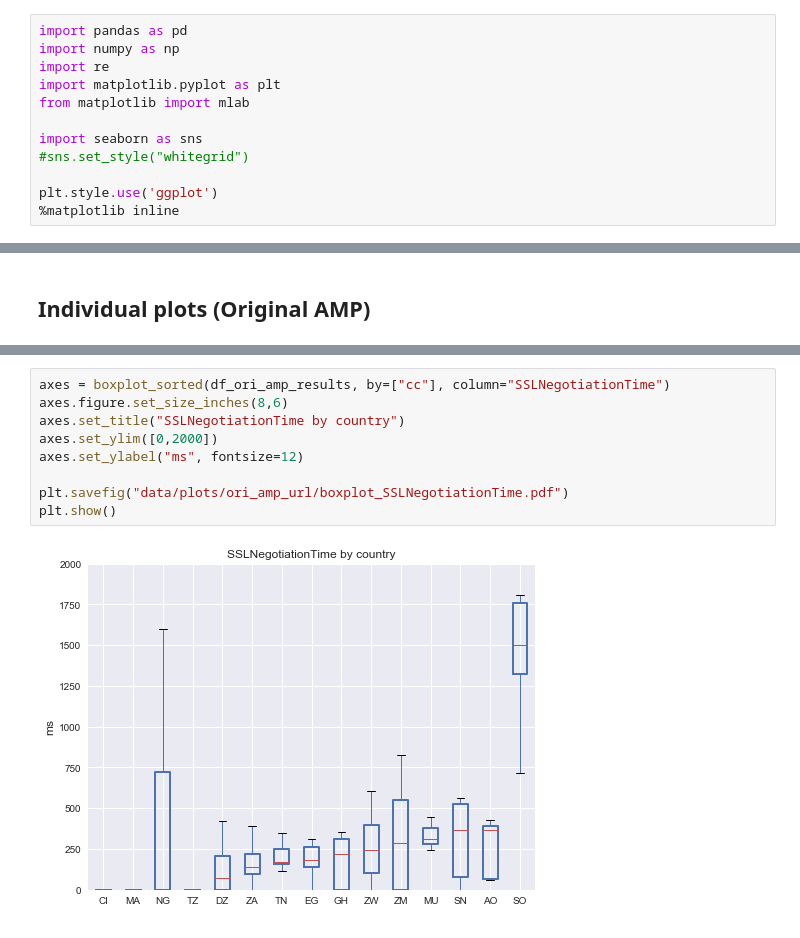
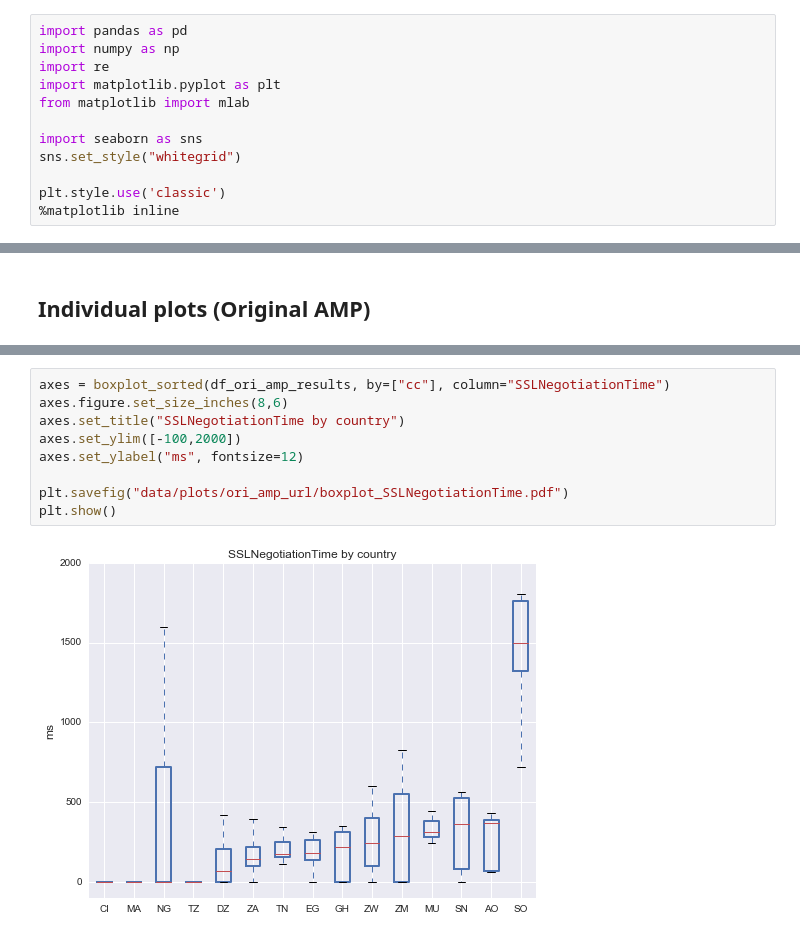
Before and after one commit to AFRINIC-Labs/content-africa-study, a Jupyter notebook: ampproject-study/Data-Analysis.ipynb, the cells around one changed output, grey strips where cells are left out. Saved outputs shown, nothing was run; the diff lists cells and outputs as text.

```diff
--- a/ampproject-study/Data-Analysis.ipynb
+++ b/ampproject-study/Data-Analysis.ipynb
@@ -6,9 +6,9 @@ import matplotlib.pyplot as plt
 from matplotlib import mlab
 
 import seaborn as sns
-#sns.set_style("whitegrid")
+sns.set_style("whitegrid")
 
-plt.style.use('ggplot')
+plt.style.use('classic')
 %matplotlib inline
 # %%
 df_domains = pd.read_csv('data/domain.csv',sep=',', encoding='latin1', keep_default_na=False)
@@ -473,14 +475,14 @@ plt.show()
 # %%
 axes = boxplot_sorted(df_ori_amp_results, by=["cc"], column="SSLNegotiationTime")
 axes.figure.set_size_inches(8,6)
 axes.set_title("SSLNegotiationTime by country")
-axes.set_ylim([0,2000])
+axes.set_ylim([-100,2000])
 axes.set_ylabel("ms", fontsize=12)
 
 plt.savefig("data/plots/ori_amp_url/boxplot_SSLNegotiationTime.pdf")
 plt.show()
 # %% [output]
-[figure, old version]
+[figure, new version]
 # %%
 axes = boxplot_sorted(df_ori_amp_results, by=["cc"], column="TTFB")
 axes.figure.set_size_inches(8,6)
```
Also changed, not shown: parts of 24 cells of this notebook, 28 other files.
